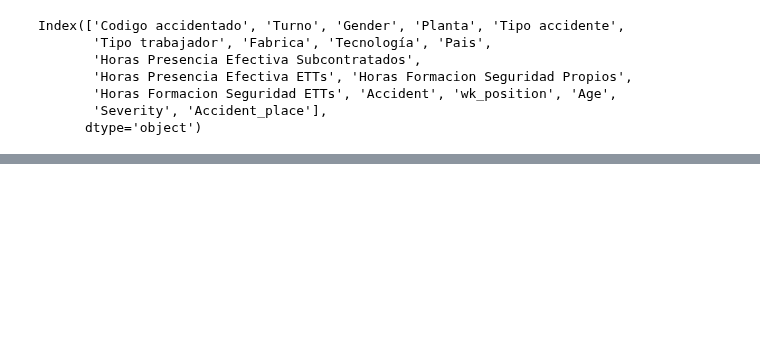
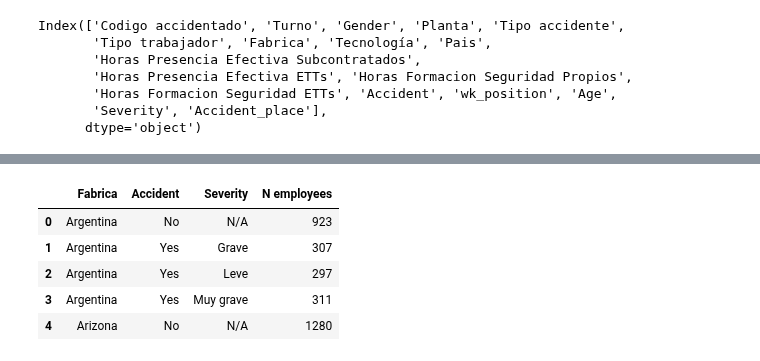
Before and after one commit to sarasabino/Accident_Rate_Project, a Jupyter notebook: Src/Notebooks/02_1_Exploratory_final_data.ipynb, the cells around one changed output, grey strips where cells are left out. Drawn from its saved outputs; the diff is of its cells as text; code cells hidden in the pictures; blank space fills up the shorter version.

```diff
--- a/Src/Notebooks/02_1_Exploratory_final_data.ipynb
+++ b/Src/Notebooks/02_1_Exploratory_final_data.ipynb
@@ -99,6 +144,5 @@ staff['N employees'] = 1
 # %%
 # we are going to aggregate the data in order to be able to plot it in a clear way
 
-n_employees = staff.groupby(by=[ 'Gender', 'Planta', 'Tipo accidente',
-        'Fabrica', 'Tecnología',
-       'Accident','Severity']).agg('sum')
+n_employees = staff.groupby(by=['Fabrica',
+       'Accident', 'Severity']).agg('sum')
@@ -121,0 +149,14 @@ n_employees
+# %%
+n_employees.drop(columns={'Planta', 'Horas Presencia Efectiva Subcontratados',
+       'Horas Presencia Efectiva ETTs', 'Horas Formacion Seguridad Propios',
+       'Horas Formacion Seguridad ETTs'}, inplace=True)
+# %%
+n_employees = n_employees.reset_index()
+n_employees.head()
+# %% [output]
+|  | Fabrica | Accident | Severity | N employees |
+| 0 | Argentina | No | N/A | 923 |
+| 1 | Argentina | Yes | Grave | 307 |
+| 2 | Argentina | Yes | Leve | 297 |
+| 3 | Argentina | Yes | Muy grave | 311 |
+| 4 | Arizona | No | N/A | 1280 |
```
Also changed, not shown: parts of 39 cells of this notebook.
